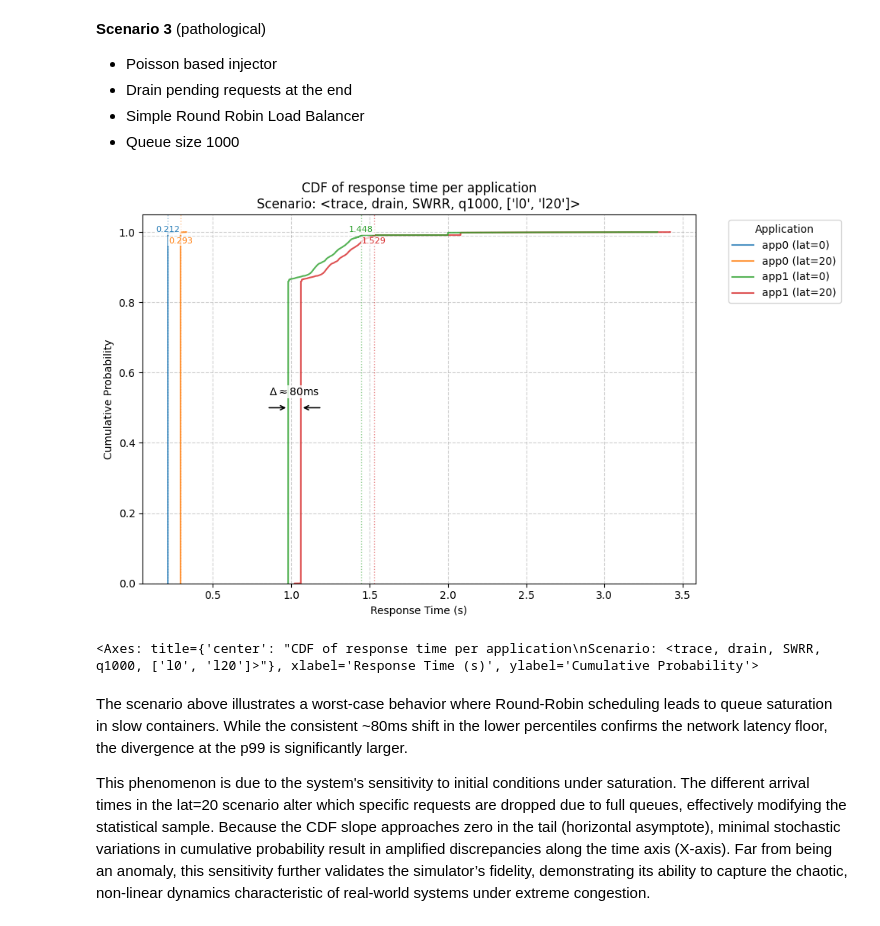
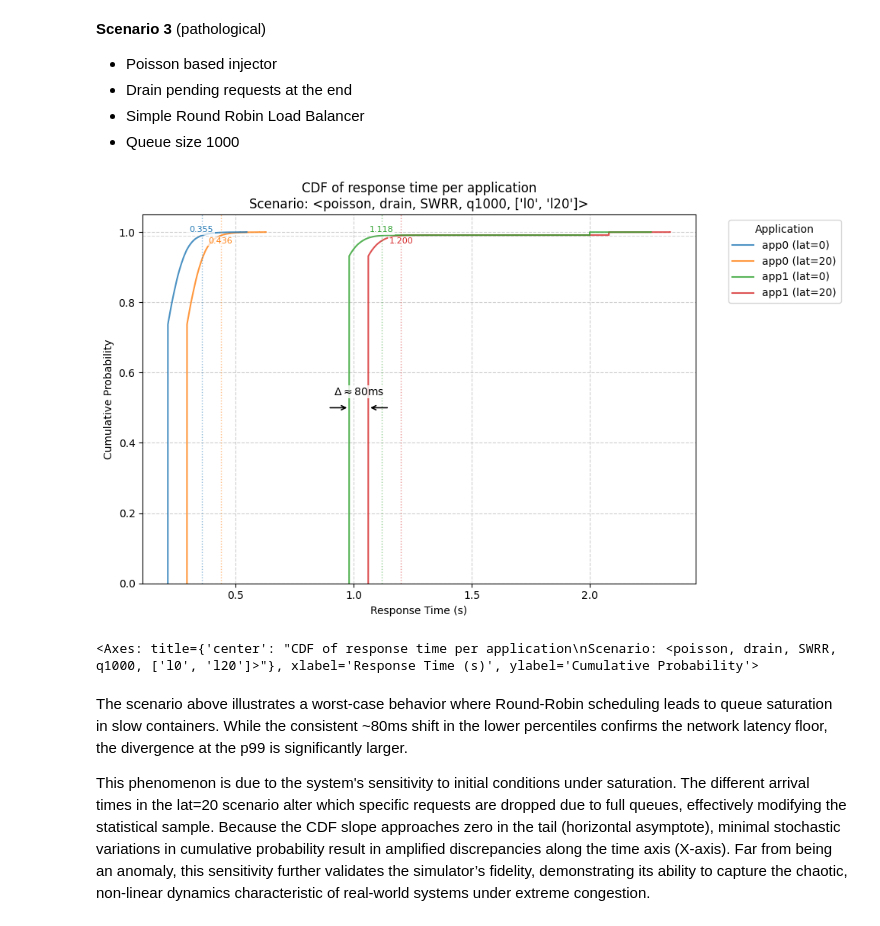
Before and after one commit to asi-uniovi/nuberu-experiments-results, a Jupyter notebook: Static-Notebook.ipynb, the cells around one changed output. Saved outputs shown, nothing was run; the diff lists cells and outputs as text; code cells hidden in the pictures.

```diff
--- a/Static-Notebook.ipynb
+++ b/Static-Notebook.ipynb
@@ -273,11 +273,11 @@ pu.plot_response_time_cdf(data, "trace", "drain", "SWRR", "q0", ["l0", "l20"], p
 - Simple Round Robin Load Balancer
 - Queue size 1000
 # %%
-fig = pu.plot_response_time_cdf(data, "trace", "drain", "SWRR", "q1000", ["l0", "l20"], percentiles=[0.99])
+fig = pu.plot_response_time_cdf(data, "poisson", "drain", "SWRR", "q1000", ["l0", "l20"], percentiles=[0.99])
 fig
 # %% [output]
-[figure, old version]
+[figure, new version]
-<Axes: title={'center': "CDF of response time per application\nScenario: <trace, drain, SWRR, q1000, ['l0', 'l20']>"}, xlabel='Response Time (s)', ylabel='Cumulative Probability'>
+<Axes: title={'center': "CDF of response time per application\nScenario: <poisson, drain, SWRR, q1000, ['l0', 'l20']>"}, xlabel='Response Time (s)', ylabel='Cumulative Probability'>
 # %% [markdown]
 The scenario above illustrates a worst-case behavior where Round-Robin scheduling leads to queue saturation in slow containers. While the consistent ~80ms shift in the lower percentiles confirms the network latency floor, the divergence at the p99 is significantly larger.
 
```
Also changed, not shown: 1 other file.
